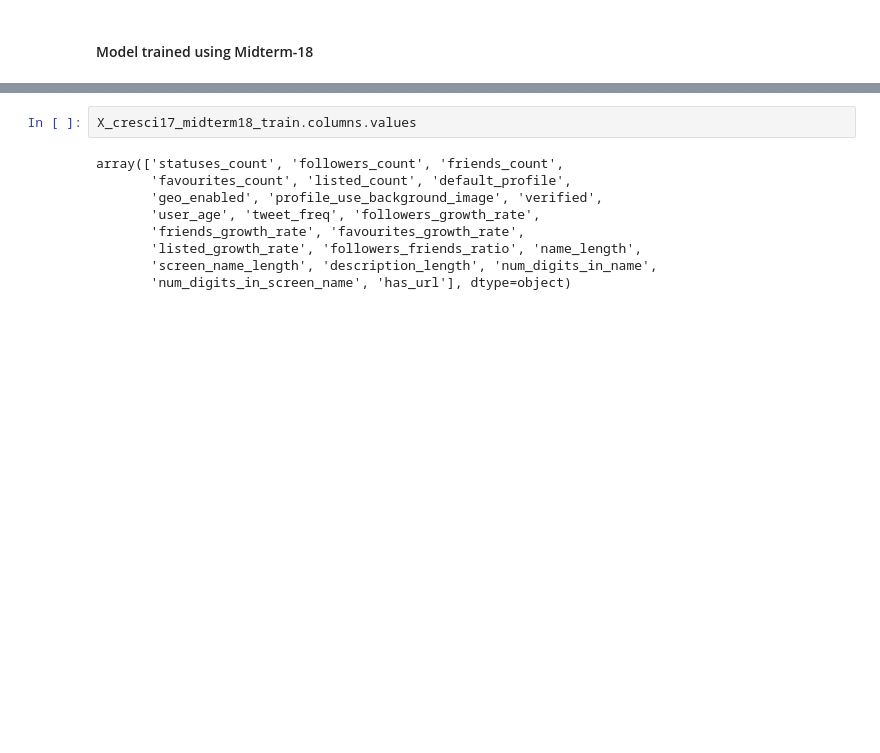
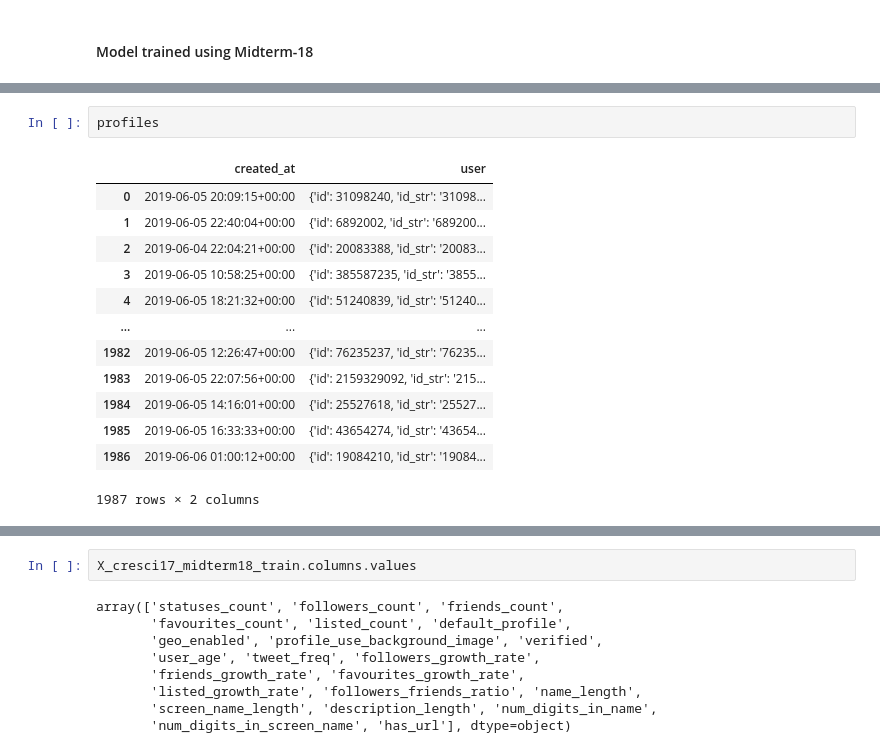
Before and after one commit to Obyka/PI_Bots_President, a Jupyter notebook: PI_model_TwiBot.ipynb, the cells around one changed output, grey strips where cells are left out. Cells and saved outputs as stored; diff of their text form; blank space fills up the shorter version.

```diff
--- a/PI_model_TwiBot.ipynb
+++ b/PI_model_TwiBot.ipynb
@@ -936,0 +1125,16 @@ Accuracy on cresci17 : 0.96
+# %%
+profiles
+# %% [output]
+|  | created_at | user |
+| 0 | 2019-06-05 20:09:15+00:00 | {'id': 31098240, 'id_str': '31098... |
+| 1 | 2019-06-05 22:40:04+00:00 | {'id': 6892002, 'id_str': '689200... |
+| 2 | 2019-06-04 22:04:21+00:00 | {'id': 20083388, 'id_str': '20083... |
+| 3 | 2019-06-05 10:58:25+00:00 | {'id': 385587235, 'id_str': '3855... |
+| 4 | 2019-06-05 18:21:32+00:00 | {'id': 51240839, 'id_str': '51240... |
+| ... | ... | ... |
+| 1982 | 2019-06-05 12:26:47+00:00 | {'id': 76235237, 'id_str': '76235... |
+| 1983 | 2019-06-05 22:07:56+00:00 | {'id': 2159329092, 'id_str': '215... |
+| 1984 | 2019-06-05 14:16:01+00:00 | {'id': 25527618, 'id_str': '25527... |
+| 1985 | 2019-06-05 16:33:33+00:00 | {'id': 43654274, 'id_str': '43654... |
+| 1986 | 2019-06-06 01:00:12+00:00 | {'id': 19084210, 'id_str': '19084... |
+1987 rows × 2 columns
```
Also changed, not shown: parts of 33 cells of this notebook.
